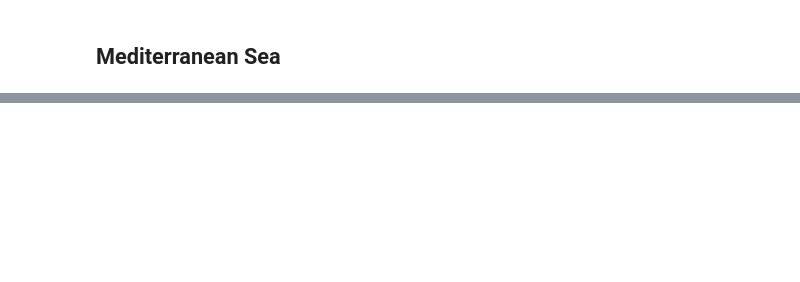
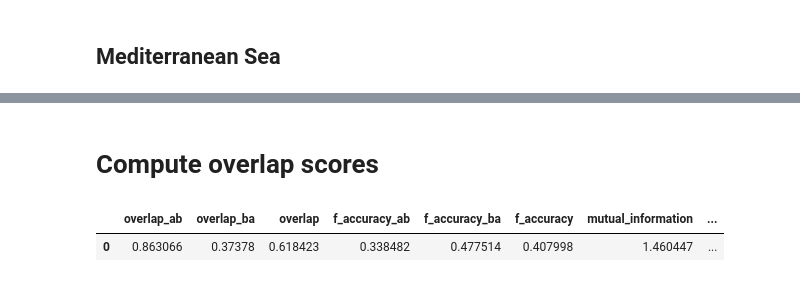
Before and after one commit to y-jenniges/ocean_clustering_and_validation, a Jupyter notebook: validation/emus.ipynb, the cells around one changed output, grey strips where cells are left out. Saved outputs shown, nothing was run; the diff lists cells and outputs as text; code cells hidden in the pictures; blank space fills up the shorter version.

```diff
--- a/validation/emus.ipynb
+++ b/validation/emus.ipynb
@@ -27,7 +30,7 @@ nc = netCDF4.Dataset(fp)
 # %%
 lat = nc.variables["latitude"][:]
 lon = nc.variables["longitude"][:]
-depth = nc.variables["depth"][:]
+depth = nc.variables["depth"][:] * -1
 
 temp = nc.variables["temp"][:]
 salinity = nc.variables["salinity"][:]
@@ -221,0 +219,45 @@ Cluster vanish below -125 m.
+# %% [markdown]
+# Compute overlap scores
+# %%
+# Load our regions
+df = pd.read_csv(f"{config.output_dir}cluster_set.csv")
+df[["LATITUDE", "LONGITUDE", "LEV_M"]] = df[["LATITUDE", "LONGITUDE", "LEV_M"]].round(2)
+
+# Store EMUs as df
+zz, yy, xx = np.meshgrid(depth, lat, lon, indexing='ij')
+df_emu = pd.DataFrame({"LATITUDE": yy.ravel(), "LONGITUDE": xx.ravel(), "LEV_M": zz.ravel(), "emu_label": emu.ravel()}).dropna()
+# %%
+# Mapping EMU data to our grid cells
+# Map latitude
+lat_bins = np.arange(config.grid_config["lat_min"], config.grid_config["lat_max"] + config.grid_config["dlat"], config.grid_config["dlat"]).astype(float)
+lat_bins[-1] = lat_bins[-1] + 0.001 * (1 if lat_bins[-1] >= 0 else -1)
+df_emu["LATITUDE"] = pd.cut(df_emu["LATITUDE"], bins=lat_bins, right=False, labels=lat_bins[:-1] + config.grid_config["dlat"] / 2)
+
+# Map longitude
+lon_bins = np.arange(config.grid_config["lon_min"], config.grid_config["lon_max"] + config.grid_config["dlon"], config.grid_config["dlon"]).astype(float)
+lon_bins[-1] = lon_bins[-1] + 0.001 * (1 if lon_bins[-1] >= 0 else -1)
+df_emu["LONGITUDE"] = pd.cut(df_emu["LONGITUDE"], bins=lon_bins, right=False, labels=lon_bins[:-1] + config.grid_config["dlon"] / 2)
+
+# Map depth
+z_bins = np.sort(df["LEV_M"].unique())
+z_bins[-1] = z_bins[-1] + 0.001  # make sure, last values are included while cutting using pandas
+df_emu["LEV_M"] = pd.cut(df_emu["LEV_M"], bins=z_bins, right=False, labels=z_bins[:-1])
+# %%
+# Drop cells that have no label
+df_emu = df_emu.dropna()
+
+# Majority vote to determine EMU label of a grid cell
+majority_labels = (df_emu.groupby(["LATITUDE", "LONGITUDE", "LEV_M"], observed=True)["emu_label"].agg(lambda x: x.value_counts().idxmax()).reset_index())
+majority_labels[["LATITUDE", "LONGITUDE", "LEV_M"]] = majority_labels[["LATITUDE", "LONGITUDE", "LEV_M"]].round(2)
+majority_labels[["emu_label"]] = majority_labels[["emu_label"]].astype(int)
+
+# Merge with our dataframe (and drop NaNs)
+df_merged = df.merge(majority_labels, how="left", on=["LATITUDE", "LONGITUDE", "LEV_M"]).dropna()
+# %%
+# Compute overlap metrics between the two cluster sets (our surface and Longhurst)
+clustering_a = df_merged[["LATITUDE", "LONGITUDE", "LEV_M", "label"]].copy()
+clustering_b = df_merged[["LATITUDE", "LONGITUDE", "LEV_M", "emu_label"]].copy()
+compute_uncertainty_metrics(clustering_a, clustering_b, label_a="label", label_b="emu_label")
+# %% [output]
+|  | overlap_ab | overlap_ba | overlap | f_accuracy_ab | f_accuracy_ba | f_accuracy | mutual_information | ... |
+| 0 | 0.863066 | 0.37378 | 0.618423 | 0.338482 | 0.477514 | 0.407998 | 1.460447 | ... |
```
Also changed, not shown: parts of 9 cells of this notebook, 1 other file.
